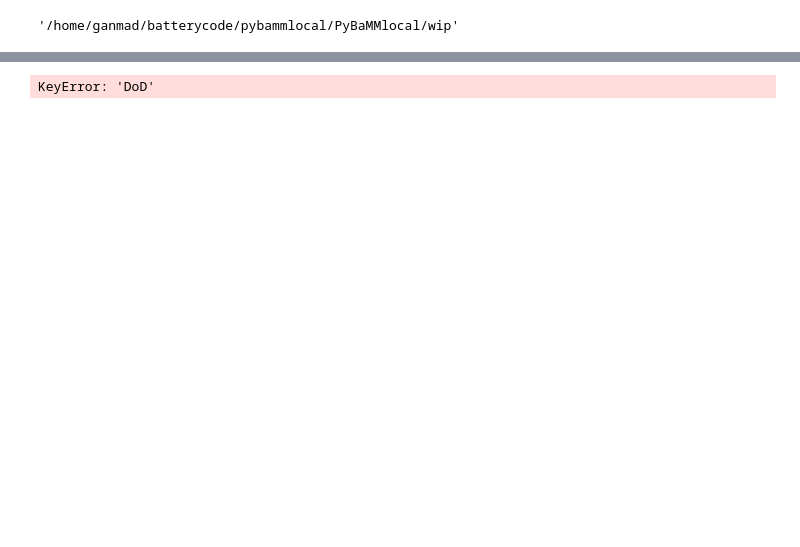
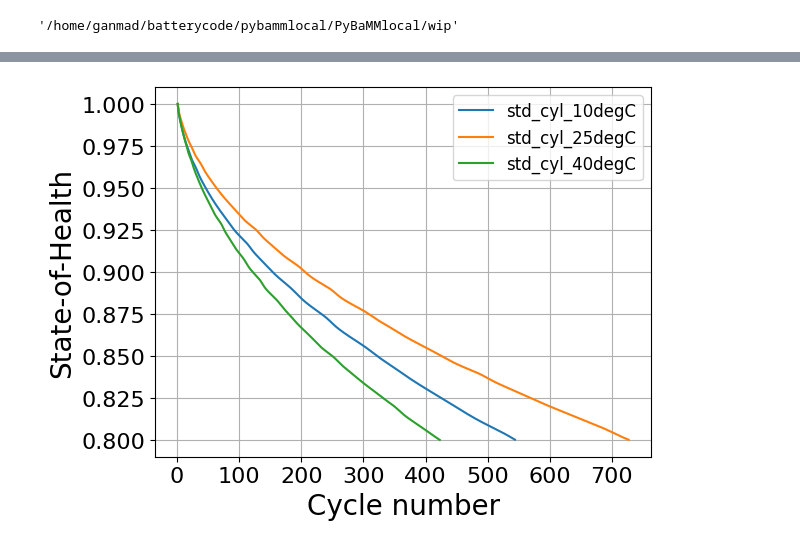
Before and after one commit to ganmadche/PyBaMMlocal, a Jupyter notebook: wip/rev1_paperKneedfn2026_figGen.ipynb, the cells around one changed output, grey strips where cells are left out. Saved outputs shown, nothing was run; the diff lists cells and outputs as text; code cells hidden in the pictures; blank space fills up the shorter version.

```diff
--- a/wip/rev1_paperKneedfn2026_figGen.ipynb
+++ b/wip/rev1_paperKneedfn2026_figGen.ipynb
@@ -143,27 +143,27 @@ Took 15.201 s
 # %%
 df3 = pd.read_csv(f"{current_directory}/rev1LinkingPaper2026/stdCyclingStudies/Cases_std_cycle_500.csv")
 cycles_per_day =1
 
 for m in range(3):#,29,31,33,35,37,39,43,45,47,49,51,53,59,65,67,69,71,77,81]: #range(27,54):#: #range(5): #
 
     n = m
     tempC_case = df3["Temperature"][n]
     simcase = df3["Case"][n]
-    dod_case = df3["DoD"][n]*0.01
-    soc_case = df3["SoC"][n]*0.01
-    crate = df3["C_rate"][n]
+    # dod_case = df3["DoD"][n]*0.01
+    # soc_case = df3["SoC"][n]*0.01
+    # crate = df3["C_rate"][n]
     df4 = pd.read_csv(f"{current_directory}/rev1LinkingPaper2026/stdCyclingStudies/rev1_Case{simcase}_{tempC_case}degC_std_cycle_500_DFN.csv")
     plt.plot(df4["Cycle number"],df4["Capacity Retention"], label =f"std_cyl_{tempC_case}degC")  #_{crate}C_{int(soc_case*100)}SoC_{int(dod_case*100)}DoD_{cycles_per_day}cycle")
     plt.legend(fontsize=12)
 
 plt.xlabel("Cycle number", fontsize =20)
 plt.ylabel("State-of-Health", fontsize =20)
 plt.xticks(fontsize =16)
 plt.yticks(fontsize = 16)
 plt.grid(True)
 plt.show()
 # %% [output]
-KeyError: 'DoD'
+[figure, added]
 # %%
 # safe_solver = pybamm.IDAKLUSolver(options={"dt_max": 10}) #mode="safe", ,  dt_max= dt_max, return_solution_if_failed_early=True, dt_max= 5.0,
 
```
Also changed, not shown: parts of 5 cells of this notebook.
